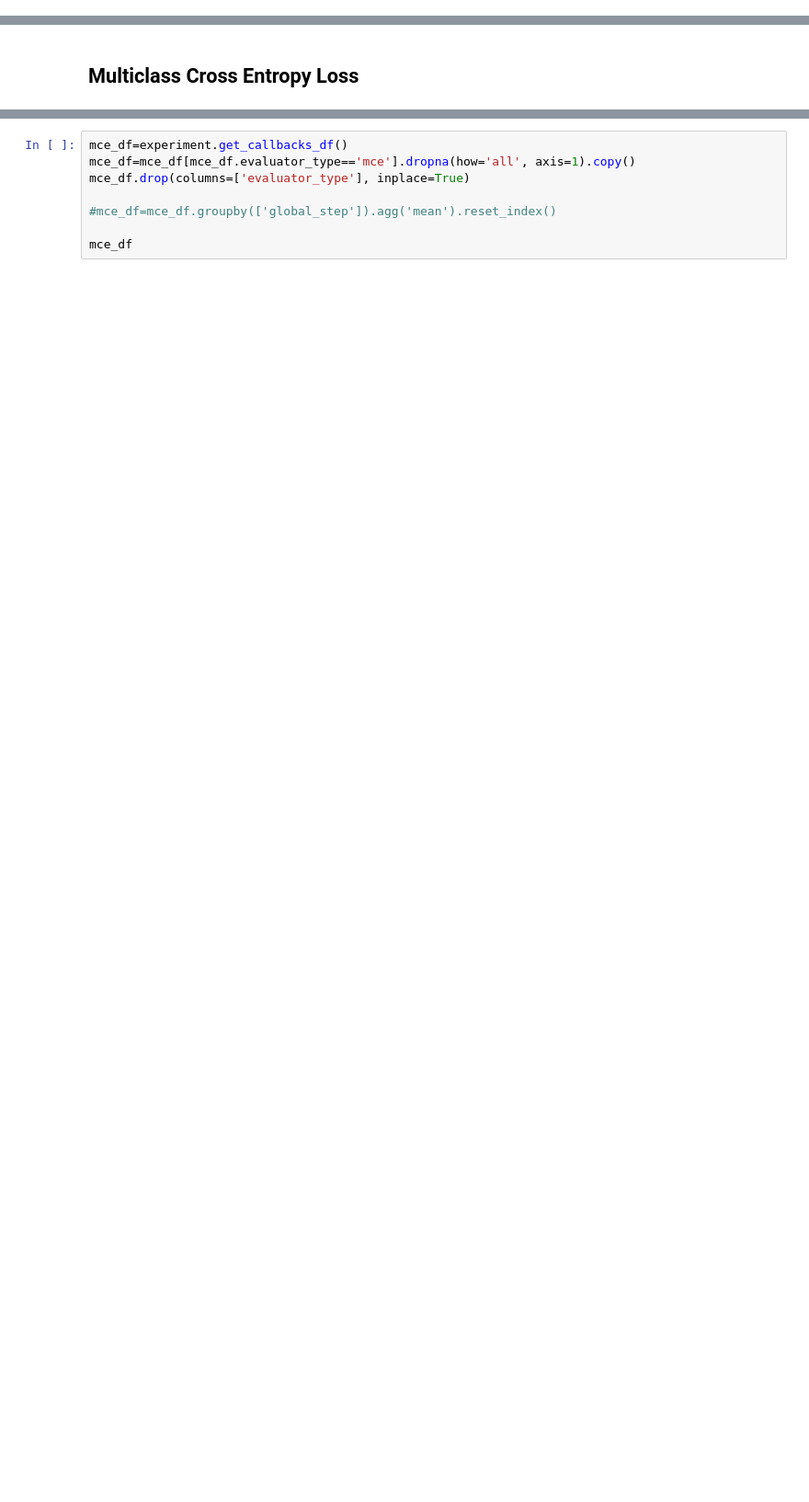
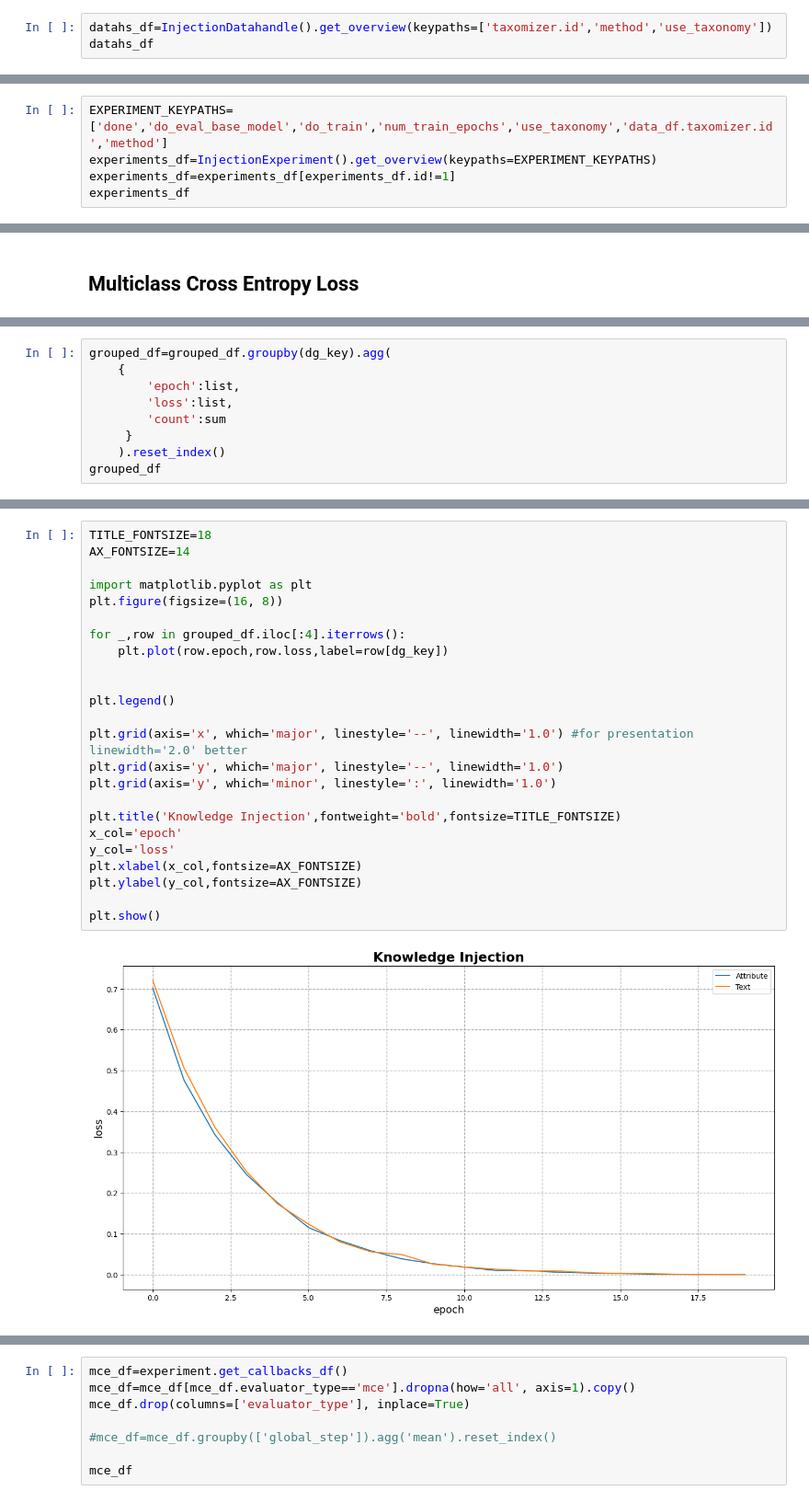
Before and after one commit to fee1ix/beesup_injection_lab, a Jupyter notebook: injection_notebook.ipynb, the cells around one changed output, grey strips where cells are left out. Shown at 92% size. Cells and saved outputs as stored; diff of their text form; blank space fills up the shorter version.

```diff
--- a/injection_notebook.ipynb
+++ b/injection_notebook.ipynb
@@ -1195,3 +1195,6 @@ else:
 
 datah.config
 datah.save()
+# %%
+datahs_df=InjectionDatahandle().get_overview(keypaths=['taxomizer.id','method','use_taxonomy'])
+datahs_df
@@ -2333,0 +2665,5 @@ Run the following command to start the multirun:
+# %%
+EXPERIMENT_KEYPATHS=['done','do_eval_base_model','do_train','num_train_epochs','use_taxonomy','data_df.taxomizer.id','method']
+experiments_df=InjectionExperiment().get_overview(keypaths=EXPERIMENT_KEYPATHS)
+experiments_df=experiments_df[experiments_df.id!=1]
+experiments_df
@@ -2972,0 +3067,9 @@ experiment.get_config()
+# %%
+grouped_df=grouped_df.groupby(dg_key).agg(
+    {
+        'epoch':list,
+        'loss':list,
+        'count':sum
+     }
+    ).reset_index()
+grouped_df
@@ -2972,0 +3115,26 @@ experiment.get_config()
+# %%
+TITLE_FONTSIZE=18
+AX_FONTSIZE=14
+
+import matplotlib.pyplot as plt
+plt.figure(figsize=(16, 8))
+
+for _,row in grouped_df.iloc[:4].iterrows():
+    plt.plot(row.epoch,row.loss,label=row[dg_key])
+
+
+plt.legend()
+
+plt.grid(axis='x', which='major', linestyle='--', linewidth='1.0') #for presentation linewidth='2.0' better
+plt.grid(axis='y', which='major', linestyle='--', linewidth='1.0')
+plt.grid(axis='y', which='minor', linestyle=':', linewidth='1.0')
+
+plt.title('Knowledge Injection',fontweight='bold',fontsize=TITLE_FONTSIZE)
+x_col='epoch'
+y_col='loss'
+plt.xlabel(x_col,fontsize=AX_FONTSIZE)
+plt.ylabel(y_col,fontsize=AX_FONTSIZE)
+
+plt.show()
+# %% [output]
+[figure, added]
```
Also changed, not shown: parts of 79 cells of this notebook, 14 other files.
